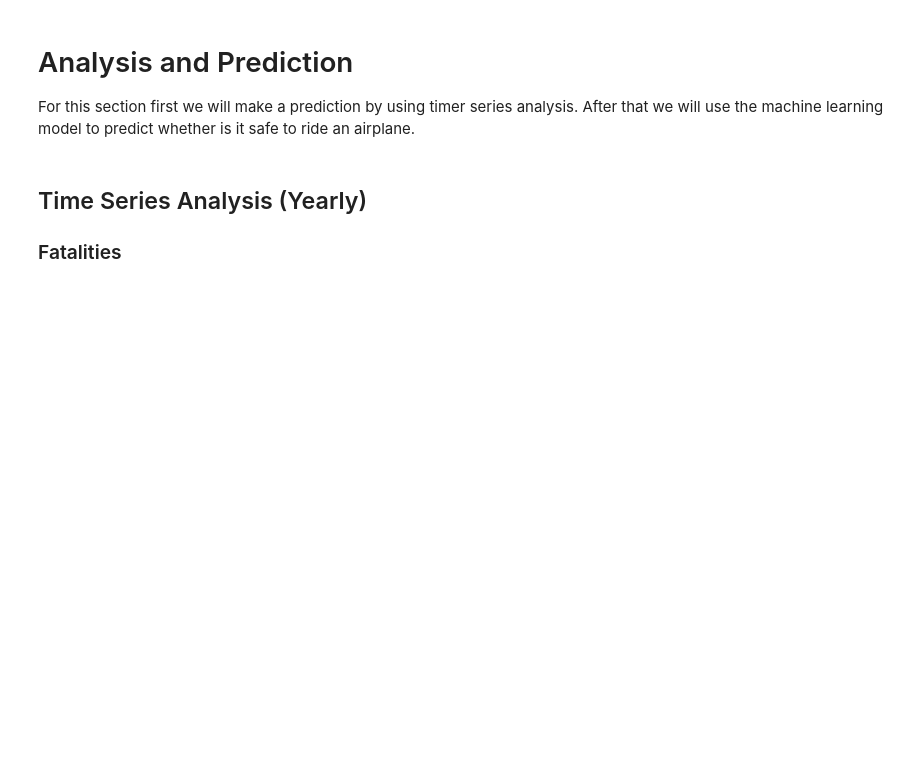
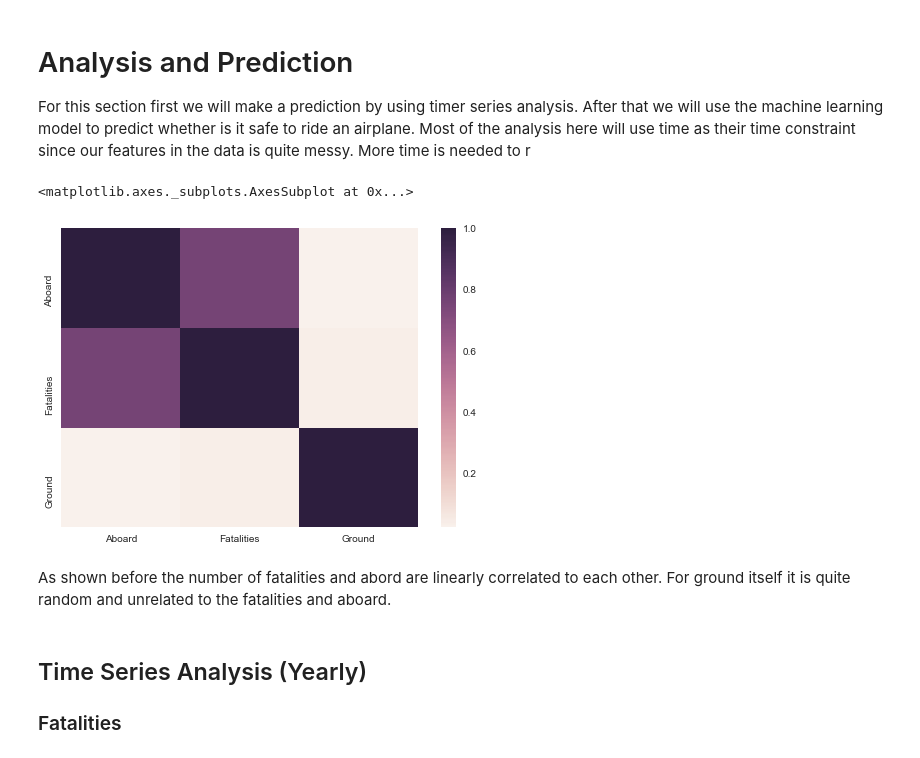
Before and after one commit to hakimbazet/airplanecrash, a Jupyter notebook: src/Prediction.ipynb, the cells around one changed output. Drawn from its saved outputs; the diff is of its cells as text; code cells hidden in the pictures; blank space fills up the shorter version.

```diff
--- a/src/Prediction.ipynb
+++ b/src/Prediction.ipynb
@@ -1,7 +1,7 @@
 # %% [markdown]
 # Analysis and Prediction
 
-For this section first we will make a prediction by using timer series analysis. After that we will use the machine learning model to predict whether is it safe to ride an airplane.
+For this section first we will make a prediction by using timer series analysis. After that we will use the machine learning model to predict whether is it safe to ride an airplane. Most of the analysis here will use time as their time constraint since our features in the data is quite messy. More time is needed to r
 # %%
 %matplotlib inline
 import pandas as pd
@@ -13,6 +13,15 @@ sns.set(style="white")
 # %%
 df = pd.read_pickle('../aircrash-analysis.pkl')
 df_summary = pd.read_pickle('../Summary_token_word.pkl')
+# %%
+df_corr = df[['Aboard','Fatalities','Ground']]
+# %%
+sns.heatmap(df_corr.corr())
+# %% [output]
+<matplotlib.axes._subplots.AxesSubplot at 0x...>
+[figure, added]
+# %% [markdown]
+As shown before the number of fatalities and abord are linearly correlated to each other. For ground itself it is quite random and unrelated to the fatalities and aboard.
 # %% [markdown]
 ## Time Series Analysis (Yearly)
 
```
Also changed, not shown: parts of 65 cells of this notebook, 1 other file.
